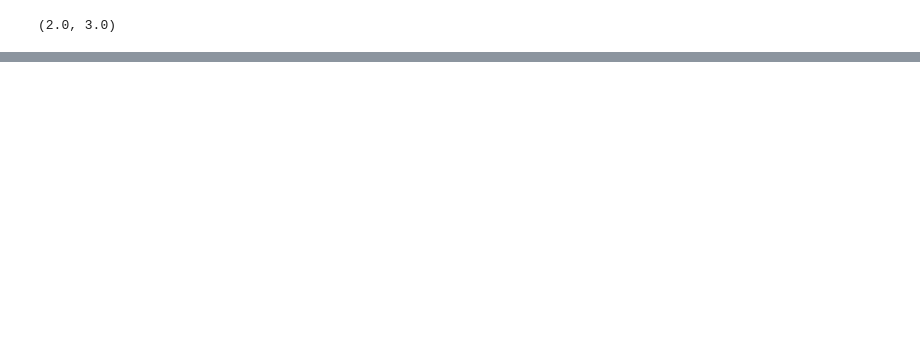
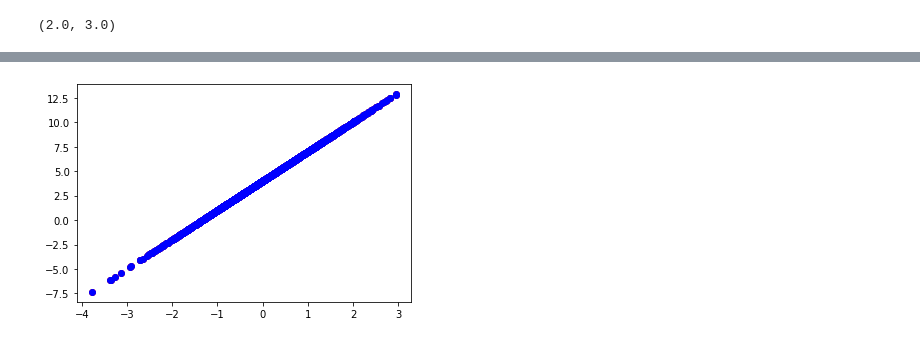
Before and after one commit to nitinkumar62011/Python-libraries-practice, a Jupyter notebook: tensorflow/tensorflow_practice.ipynb, the cells around one changed output, grey strips where cells are left out. Saved outputs shown, nothing was run; the diff lists cells and outputs as text; code cells hidden in the pictures; blank space fills up the shorter version.

```diff
--- a/tensorflow/tensorflow_practice.ipynb
+++ b/tensorflow/tensorflow_practice.ipynb
@@ -406,0 +403,3 @@ True_b,True_w
+# %%
+model=Mymodel()
+model(9)
@@ -406,0 +408,5 @@ True_b,True_w
+# %%
+def MSE_loss(actual,predict):
+    error=tf.subtract(actual,predict)
+    squared_error=tf.square(error)
+    return tf.reduce_mean(squared_error)
@@ -406,0 +417,13 @@ True_b,True_w
+# %%
+def train(model,x,y,learning_rate):
+    with tf.GradientTape() as tape:
+        current_loss=MSE_loss(y,model(x))
+        dc_dw,dc_db=tape.gradient(current_loss,[model.w,model.b])
+        model.w.assign_sub(learning_rate*dc_dw)
+        model.b.assign_sub(learning_rate*dc_db)
+# %%
+w=[]
+b=[]
+for i in range(100):
+    train(model,x,y,0.1)
+    print(f"loss {MSE_loss(y,model(x))}")
@@ -406,0 +448,6 @@ True_b,True_w
+# %%
+plt.scatter(x,y,c='r')
+plt.scatter(x,model(x),c='b')
+plt.show()
+# %% [output]
+[figure, added]
```
Also changed, not shown: parts of 47 cells of this notebook, 4 other files.
